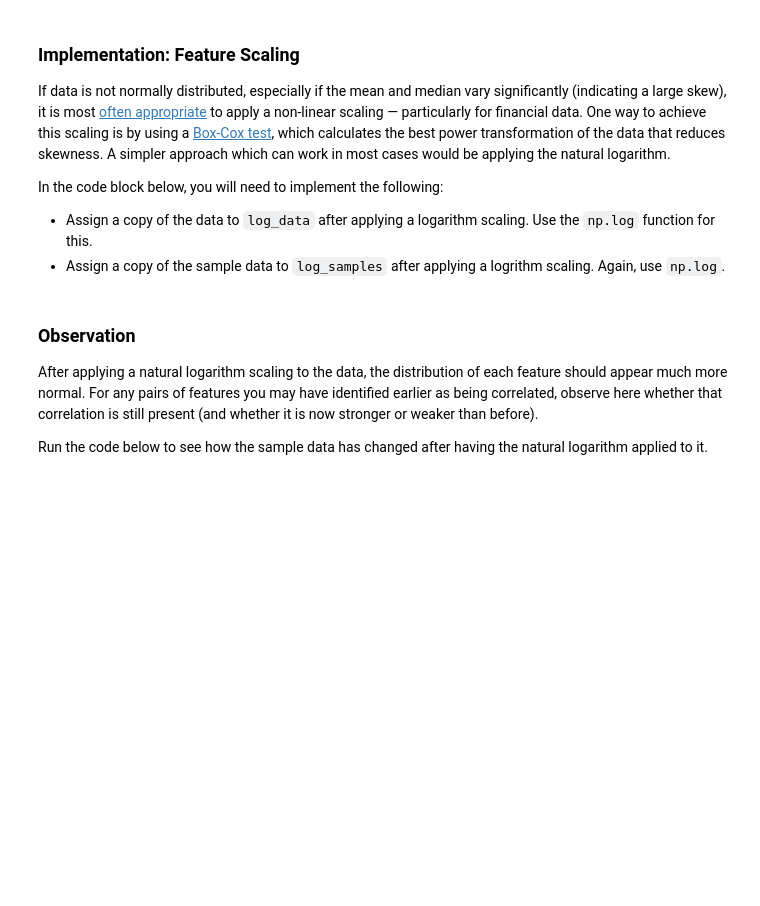
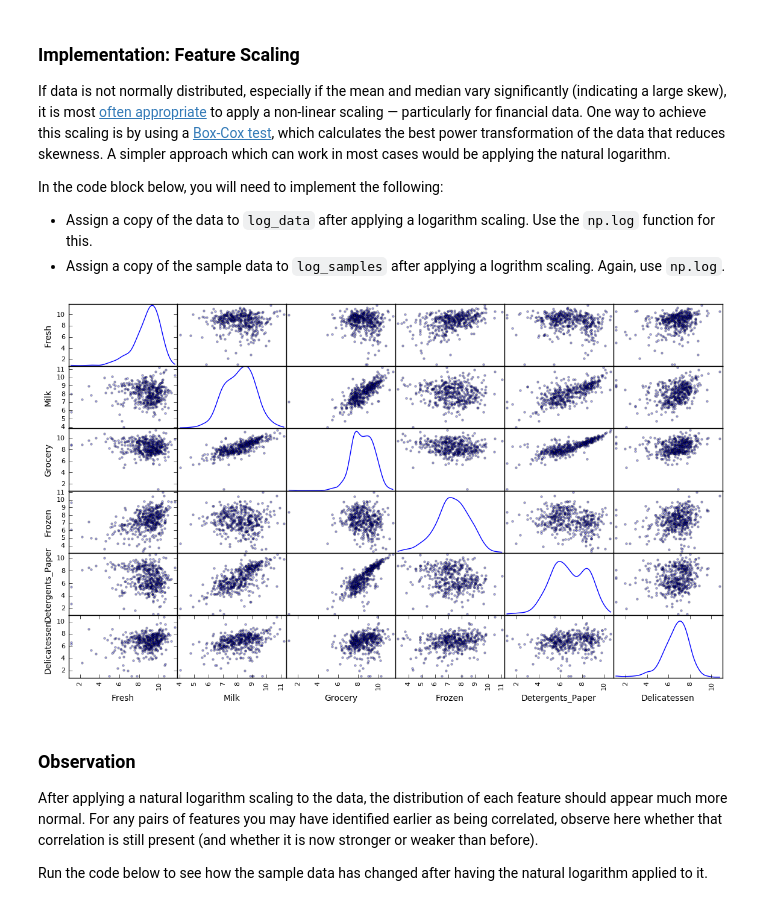
Before and after one commit to andrewwilson/mlnd, a Jupyter notebook: Project3-creating-customer-segments/customer_segments.ipynb, the cells around one changed output. Cells and saved outputs as stored; diff of their text form; code cells hidden in the pictures; blank space fills up the shorter version.

```diff
--- a/Project3-creating-customer-segments/customer_segments.ipynb
+++ b/Project3-creating-customer-segments/customer_segments.ipynb
@@ -152,13 +211,15 @@ In the code block below, you will need to implement the following:
  - Assign a copy of the sample data to `log_samples` after applying a logrithm scaling. Again, use `np.log`.
 # %%
 # TODO: Scale the data using the natural logarithm
-log_data = None
+log_data = np.log(data)
 
 # TODO: Scale the sample data using the natural logarithm
-log_samples = None
+log_samples = np.log(samples)
 
 # Produce a scatter matrix for each pair of newly-transformed features
 pd.scatter_matrix(log_data, alpha = 0.3, figsize = (14,8), diagonal = 'kde');
+# %% [output]
+[figure, added]
 # %% [markdown]
 ### Observation
 After applying a natural logarithm scaling to the data, the distribution of each feature should appear much more normal. For any pairs of features you may have identified earlier as being correlated, observe here whether that correlation is still present (and whether it is now stronger or weaker than before).
```
Also changed, not shown: parts of 30 cells of this notebook, 1 other file.
